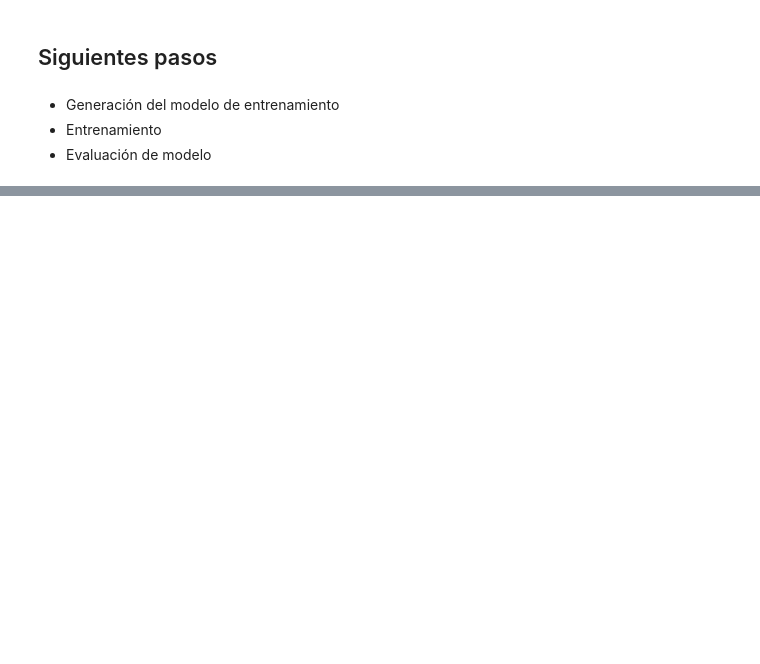
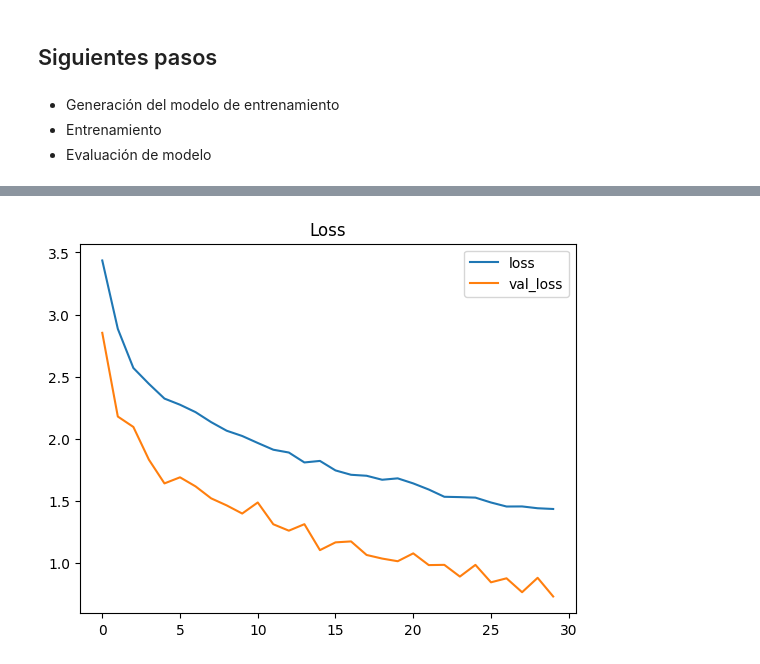
Before and after one commit to Caceres-A01706972/FruitsVegetables, a Jupyter notebook: FruitsVegetables.ipynb, the cells around one changed output, grey strips where cells are left out. Saved outputs shown, nothing was run; the diff lists cells and outputs as text; code cells hidden in the pictures; blank space fills up the shorter version.

```diff
--- a/FruitsVegetables.ipynb
+++ b/FruitsVegetables.ipynb
@@ -159,0 +249,6 @@ plt.show()
+# %%
+pd.DataFrame(history.history)[['loss','val_loss']].plot()
+plt.title("Loss")
+plt.show()
+# %% [output]
+[figure, added]
```
Also changed, not shown: parts of 17 cells of this notebook.
